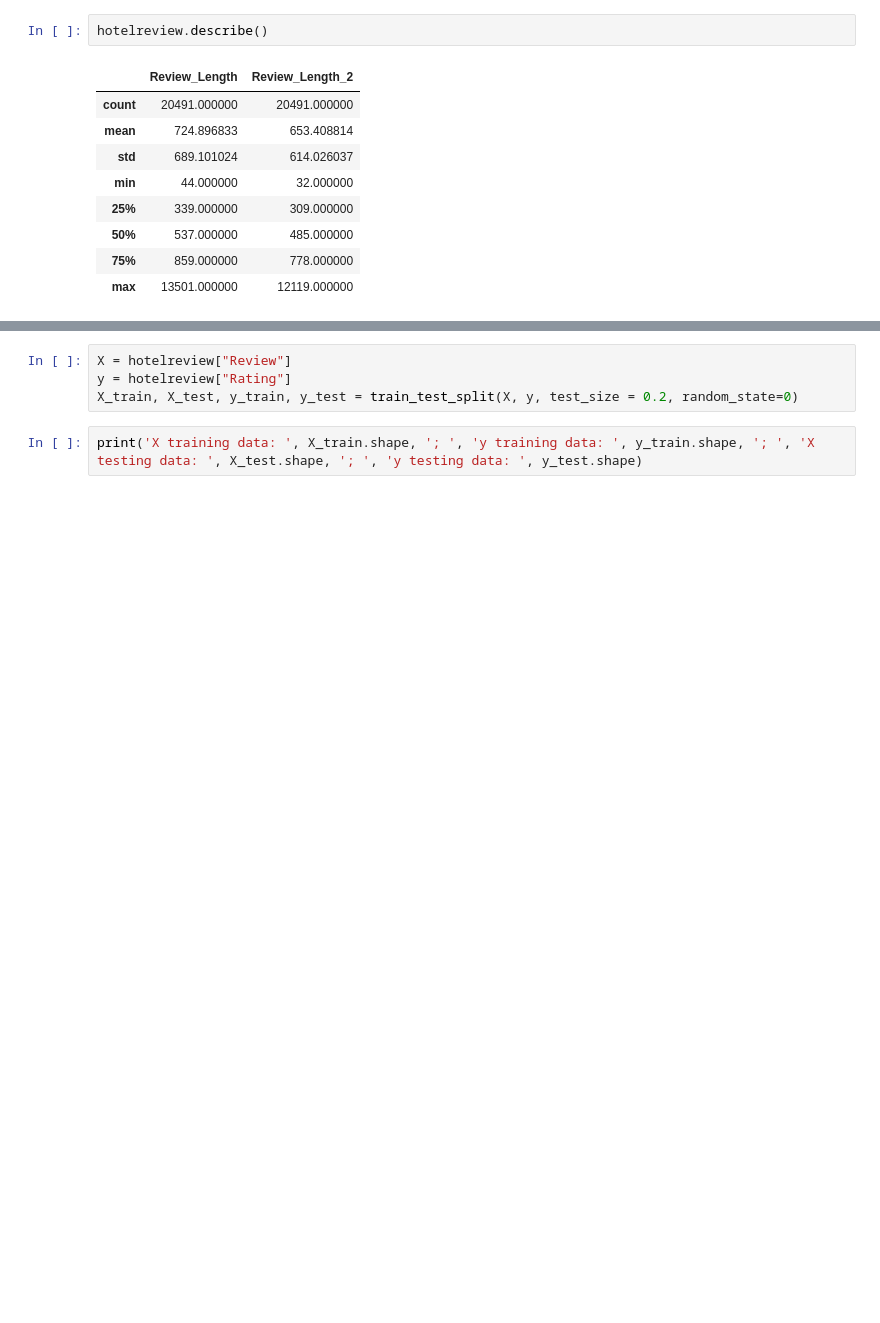
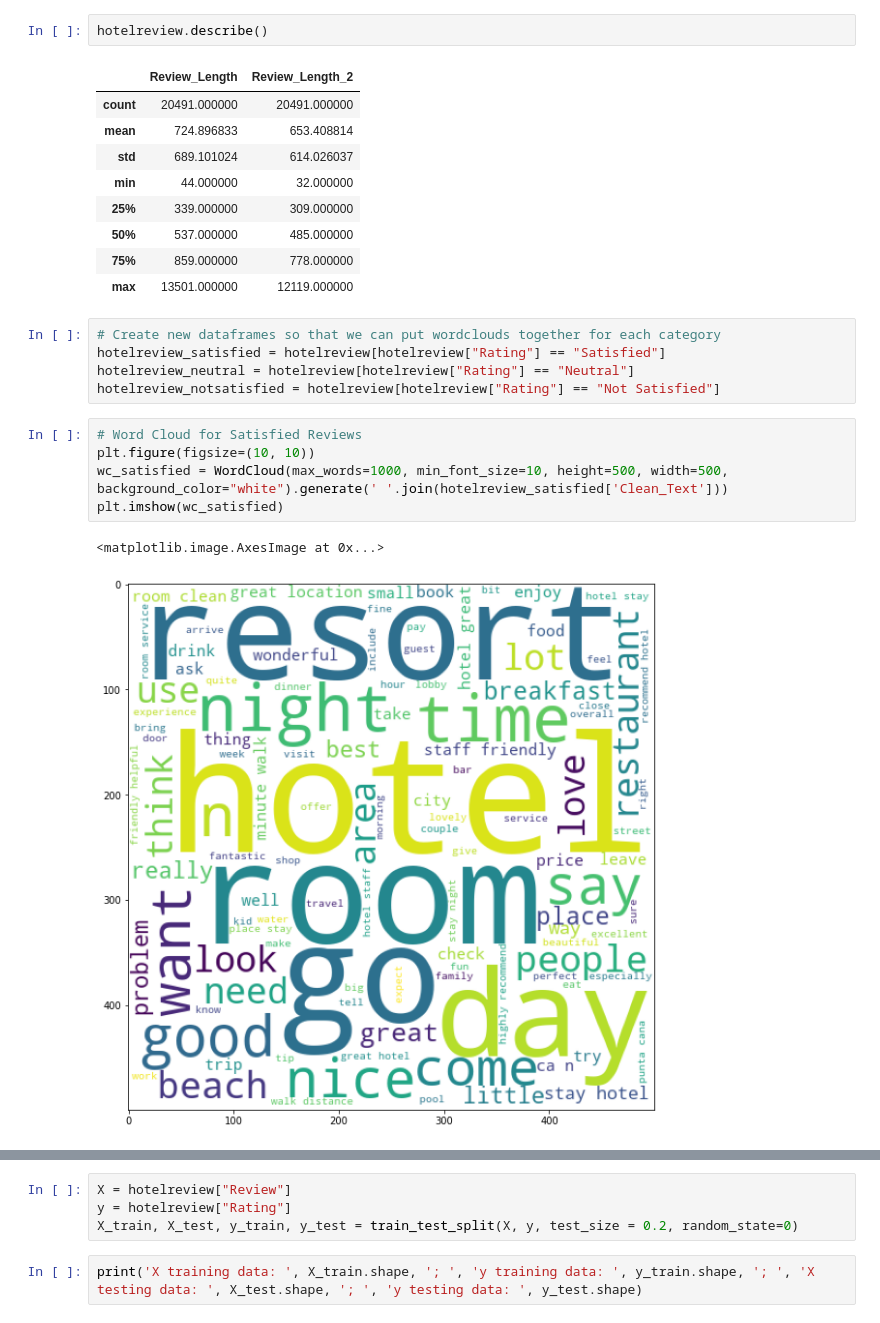
Before and after one commit to alicemaki/TripAdvisorHotelReviews, a Jupyter notebook: TripAdvisorHotelReviewScript.ipynb, the cells around one changed output, grey strips where cells are left out. Saved outputs shown, nothing was run; the diff lists cells and outputs as text; blank space fills up the shorter version.

```diff
--- a/TripAdvisorHotelReviewScript.ipynb
+++ b/TripAdvisorHotelReviewScript.ipynb
@@ -205,3 +210,16 @@ hotelreview.describe()
 | 50% | 537.000000 | 485.000000 |
 | 75% | 859.000000 | 778.000000 |
 | max | 13501.000000 | 12119.000000 |
+# %%
+# Create new dataframes so that we can put wordclouds together for each category
+hotelreview_satisfied = hotelreview[hotelreview["Rating"] == "Satisfied"]
+hotelreview_neutral = hotelreview[hotelreview["Rating"] == "Neutral"]
+hotelreview_notsatisfied = hotelreview[hotelreview["Rating"] == "Not Satisfied"]
+# %%
+# Word Cloud for Satisfied Reviews
+plt.figure(figsize=(10, 10))
+wc_satisfied = WordCloud(max_words=1000, min_font_size=10, height=500, width=500, background_color="white").generate(' '.join(hotelreview_satisfied['Clean_Text']))
+plt.imshow(wc_satisfied)
+# %% [output]
+<matplotlib.image.AxesImage at 0x...>
+[figure, added]
```
Also changed, not shown: parts of 40 cells of this notebook, 2 other files.
